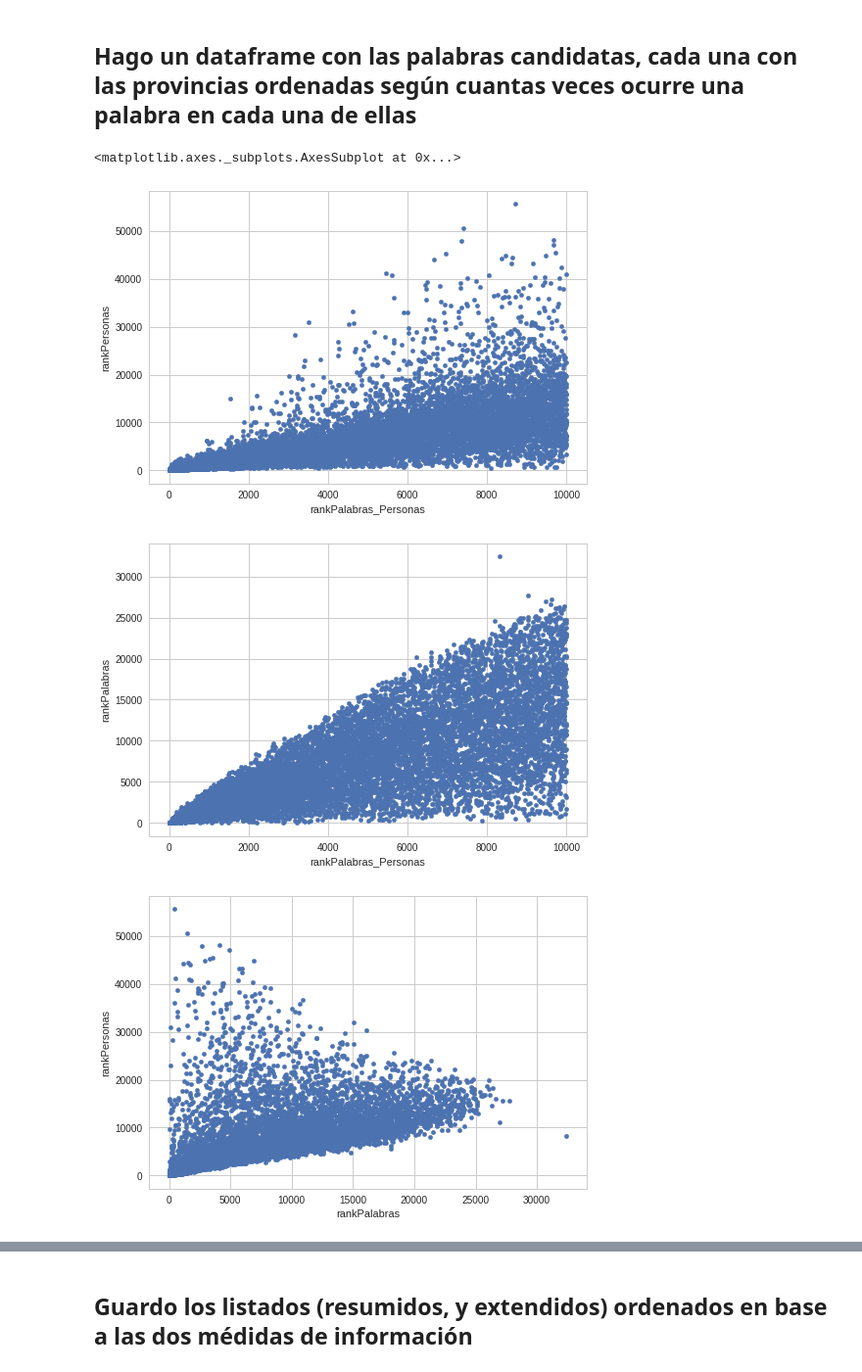
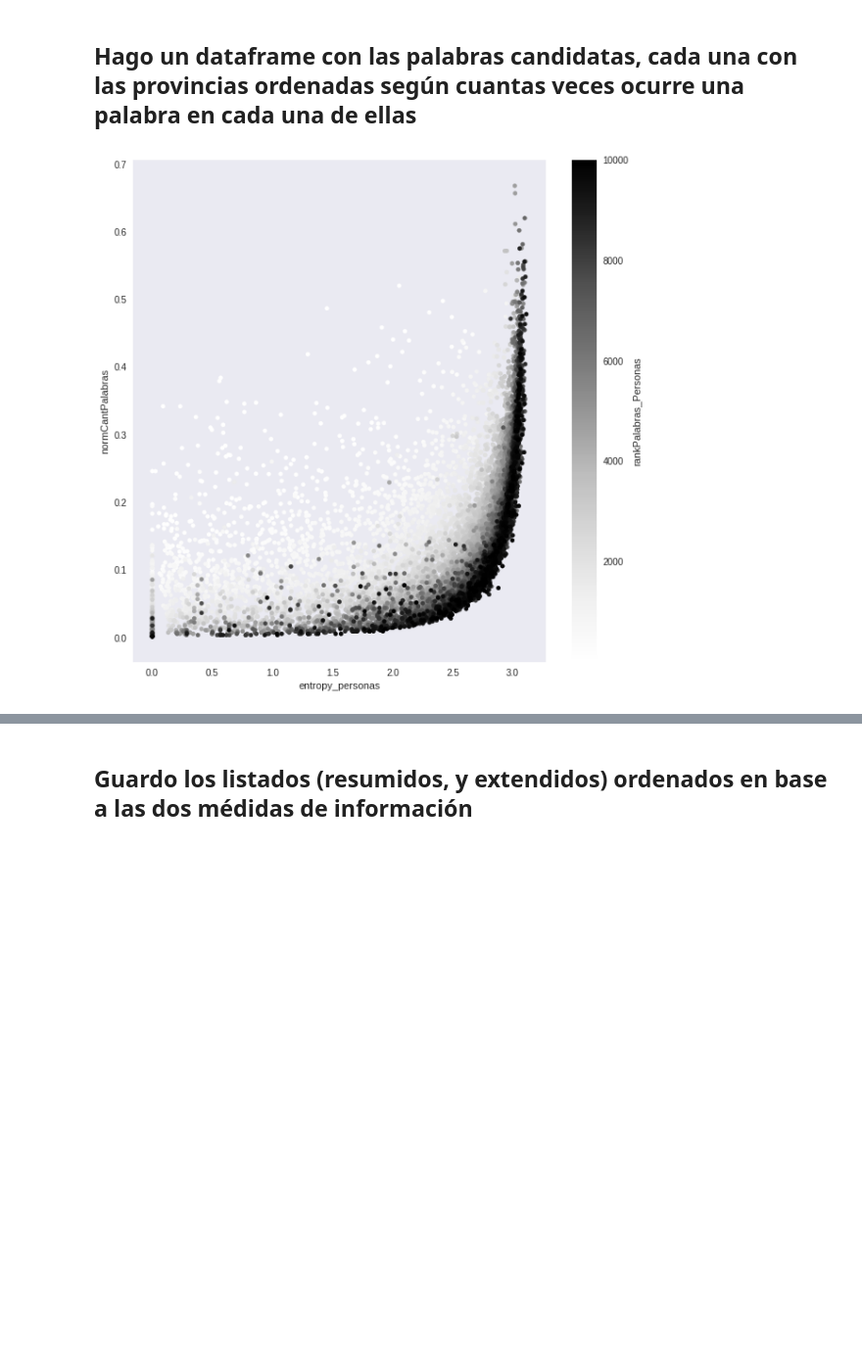
Before and after one commit to daleman/tesis, a Jupyter notebook: notebooks/info.ipynb, the cells around one changed output, grey strips where cells are left out. Shown at 98% size. Drawn from its saved outputs; the diff is of its cells as text; code cells hidden in the pictures; blank space fills up the shorter version.

```diff
--- a/notebooks/info.ipynb
+++ b/notebooks/info.ipynb
@@ -309,5 +286,18 @@ dtype: object
 # %%
 df['regionTest'] = regiones.apply(provs,args=(0.8,),axis=1)
+# %%
+def cantPalabrasTotalesEnRegion(provincias):
+    return sum(dfR.loc[provincias,'cantTotal'])
+
+def cantPalabrasWEnRegion(palabra,provincias):
+    provs = [p+'Palabras' for p in provincias]
+    return sum(dfcantPalabrasEnProvincia.loc[palabra,provs])
+dfR = pd.read_csv('../cantidadesDataset.csv',index_col=0)
+dfcantPalabrasEnProvincia = pd.read_csv("../contrastes/provincias.csv", quotechar="\"", decimal=",",index_col='palabra')
+# %%
+df['cantPalabrasTotalesEnRegion'] = df.regionTest.apply(cantPalabrasTotalesEnRegion)
+# %%
+df['cantPalabrasWEnRegion'] = df.apply(lambda x: cantPalabrasWEnRegion(x.name,x.regionTest),axis=1)
 # %%
 # cantidad de palabras con esa provincia que tiene mucha proporción de ocurrencias
 provsMOcurrencia= pd.DataFrame(index=provincias)
@@ -343,11 +333,9 @@ df.sort_values(by='information_value_personas_palabras',ascending=False,inplace=
 df.iloc[:7000][['cantPalabra','cantUsuariosTotal','provinciaFnormMax','rankPalabras','rankPersonas','rankPalabras_Personas']]
 df.iloc[:7000][['cantPalabra','cantUsuariosTotal','provinciaFnormMax','rankPalabras','rankPersonas','rankPalabras_Personas','entropy_palabras','entropy_personas']].to_csv('resumido.csv')
 # %%
-df.iloc[:10000].plot.scatter(x='rankPalabras_Personas',y='rankPersonas')
-df.iloc[:10000].plot.scatter(x='rankPalabras_Personas',y='rankPalabras')
-df.iloc[:10000].plot.scatter(x='rankPalabras',y='rankPersonas')
+# df.iloc[:1000].plot.scatter(x='entropy_palabras',y='rankPersonas')
+# df.iloc[:10000].plot.scatter(x='entropy_palabras',y='rankPalabras')
+sns.set_style("dark")
+ax = df.iloc[:10000].plot.scatter(x='entropy_personas',y='normCantPalabras',c='rankPalabras_Personas',sharex=False,figsize=(10,10))
 # %% [output]
-<matplotlib.axes._subplots.AxesSubplot at 0x...>
-[figure, old version]
+[figure, new version]
-[figure, removed]
-[figure, removed]
```
Also changed, not shown: parts of 21 cells of this notebook, 8 other files.
